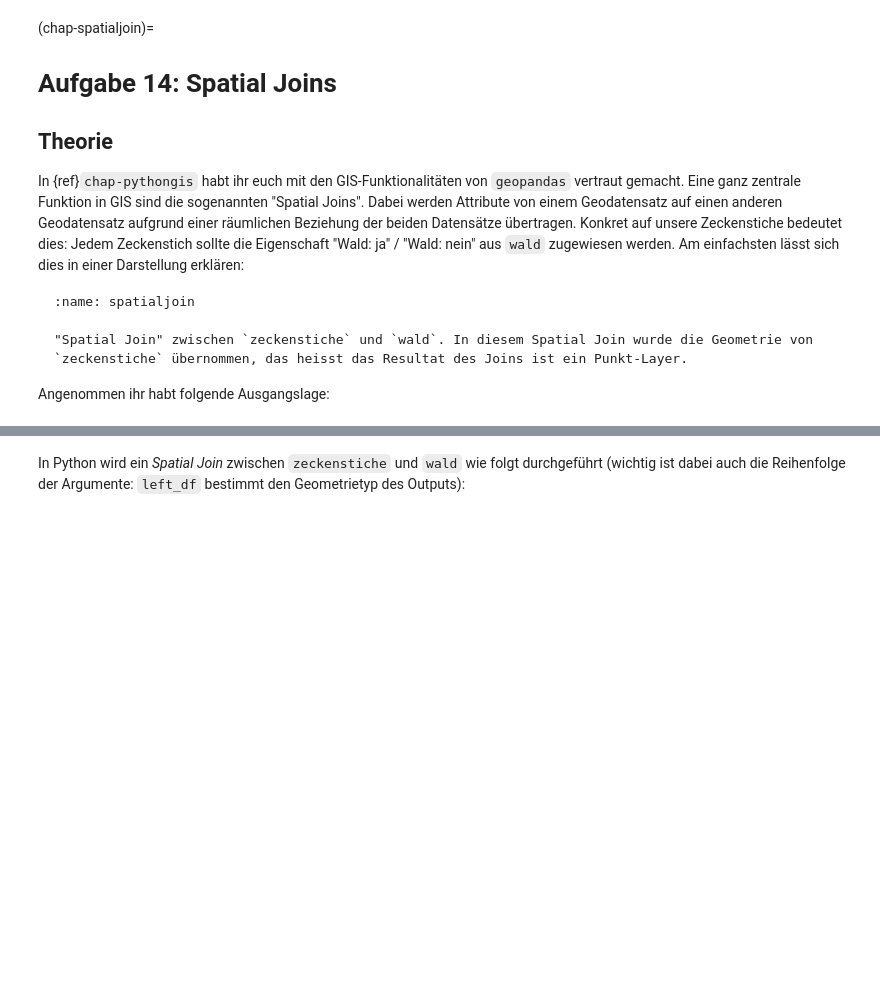
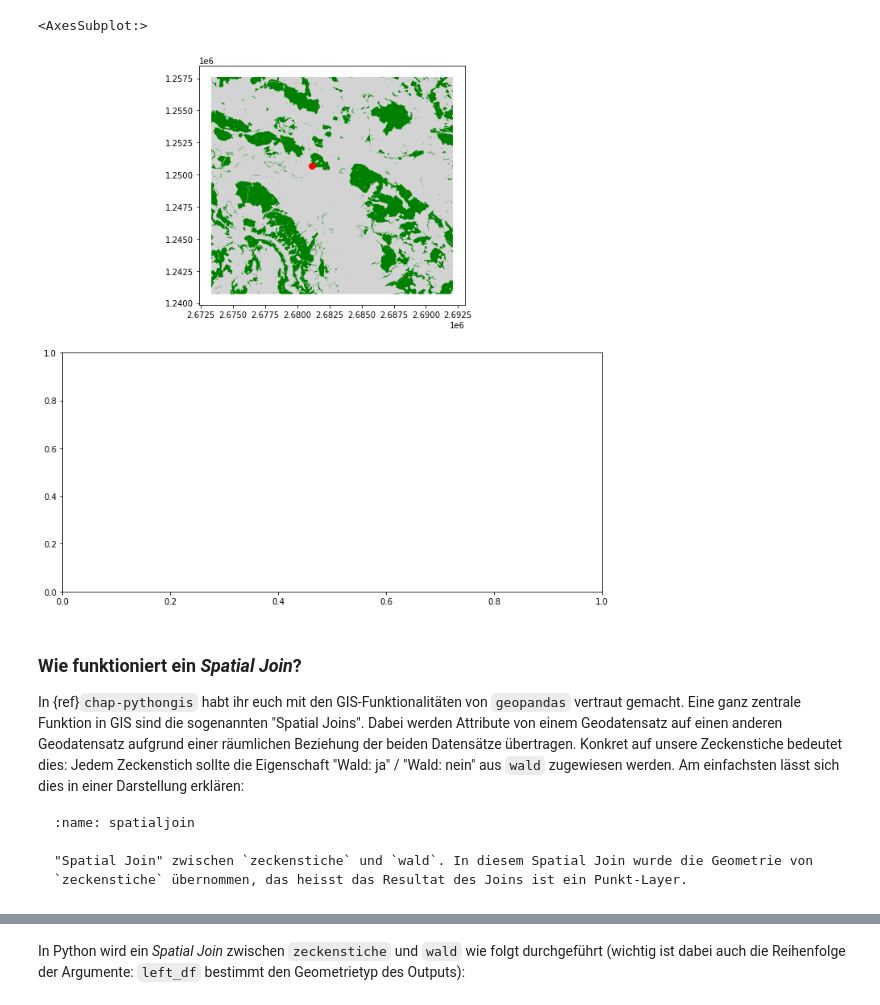
Before and after one commit to hannorahn/codingingis, a Jupyter notebook: 03_06_Spatial_Joins.ipynb, the cells around one changed output, grey strips where cells are left out. Cells and saved outputs as stored; diff of their text form; code cells hidden in the pictures; blank space fills up the shorter version.

````diff
--- a/03_06_Spatial_Joins.ipynb
+++ b/03_06_Spatial_Joins.ipynb
@@ -1,8 +12,18 @@
+# %%
+from matplotlib import pyplot as plt
+
+zeckenstiche_gpd = gpd.read_file("zeckenstiche.gpkg")
+
+# Subplots mit 1 Zeile und 1 Spalte
+fig, ax = plt.subplots(1, 1, figsize = (12,12))
+
+wald.plot(color = ["Lightgray","Green"], ax = ax)
+zeckenstiche_gpd.plot(color = "Red", ax = ax)
+# %% [output]
+<AxesSubplot:>
+[figure, added]
 # %% [markdown]
-(chap-spatialjoin)=
-# Aufgabe 14: Spatial Joins
-
-## Theorie
+### Wie funktioniert ein *Spatial Join*?
 
 In {ref}`chap-pythongis` habt ihr euch mit den GIS-Funktionalitäten von `geopandas` vertraut gemacht. Eine ganz zentrale Funktion in GIS sind die sogenannten "Spatial Joins". Dabei werden Attribute von einem Geodatensatz auf einen anderen Geodatensatz aufgrund einer räumlichen Beziehung der beiden Datensätze übertragen. Konkret auf unsere Zeckenstiche bedeutet dies: Jedem Zeckenstich sollte die Eigenschaft "Wald: ja" / "Wald: nein" aus `wald` zugewiesen werden. Am einfachsten lässt sich dies in einer Darstellung erklären:
 
@@ -11,5 +32,3 @@ In {ref}`chap-pythongis` habt ihr euch mit den GIS-Funktionalitäten von `geopan
 
 "Spatial Join" zwischen `zeckenstiche` und `wald`. In diesem Spatial Join wurde die Geometrie von `zeckenstiche` übernommen, das heisst das Resultat des Joins ist ein Punkt-Layer.
 ```
-
-Angenommen ihr habt folgende Ausgangslage:
````
Also changed, not shown: parts of 3 cells of this notebook, 10 other files.
